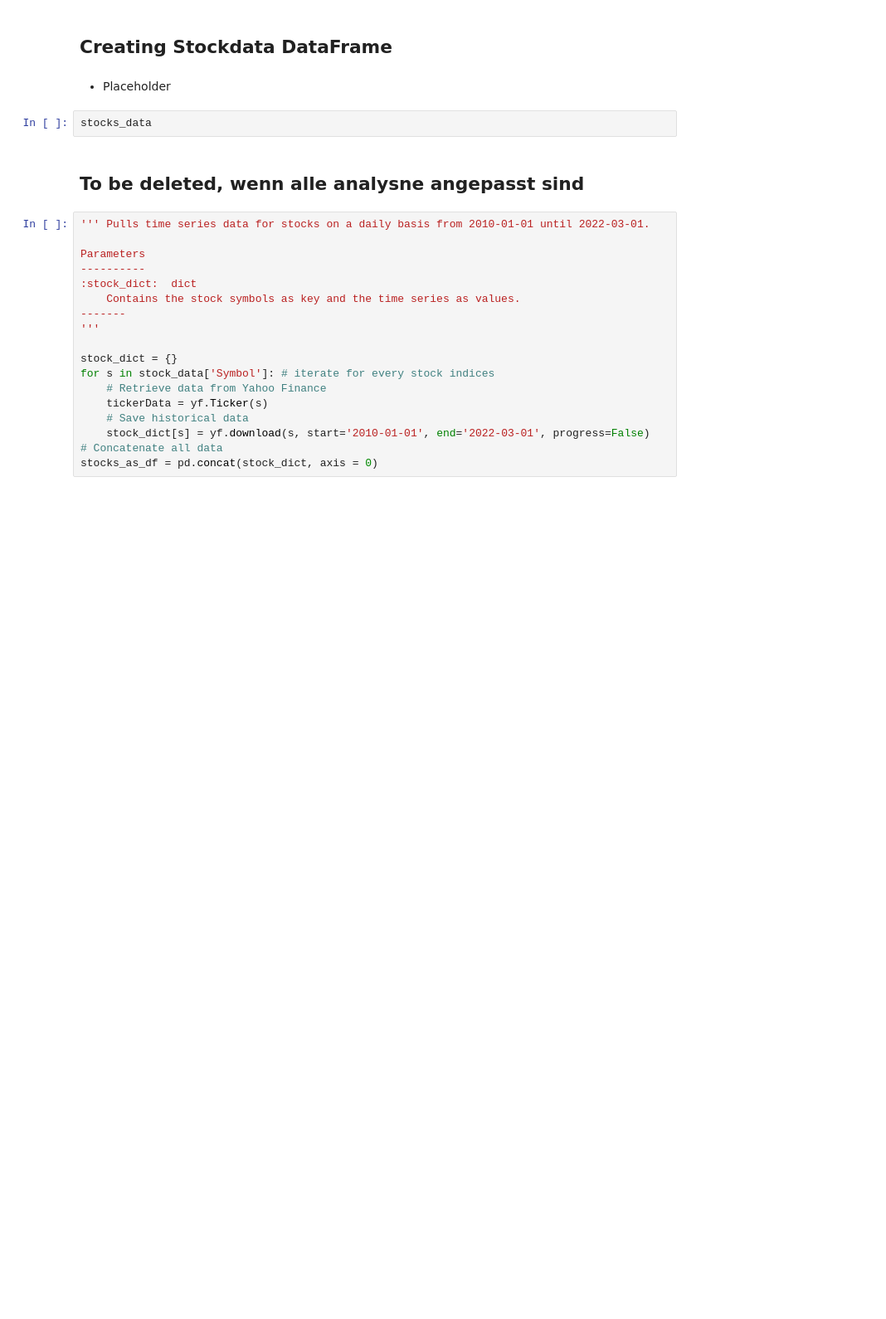
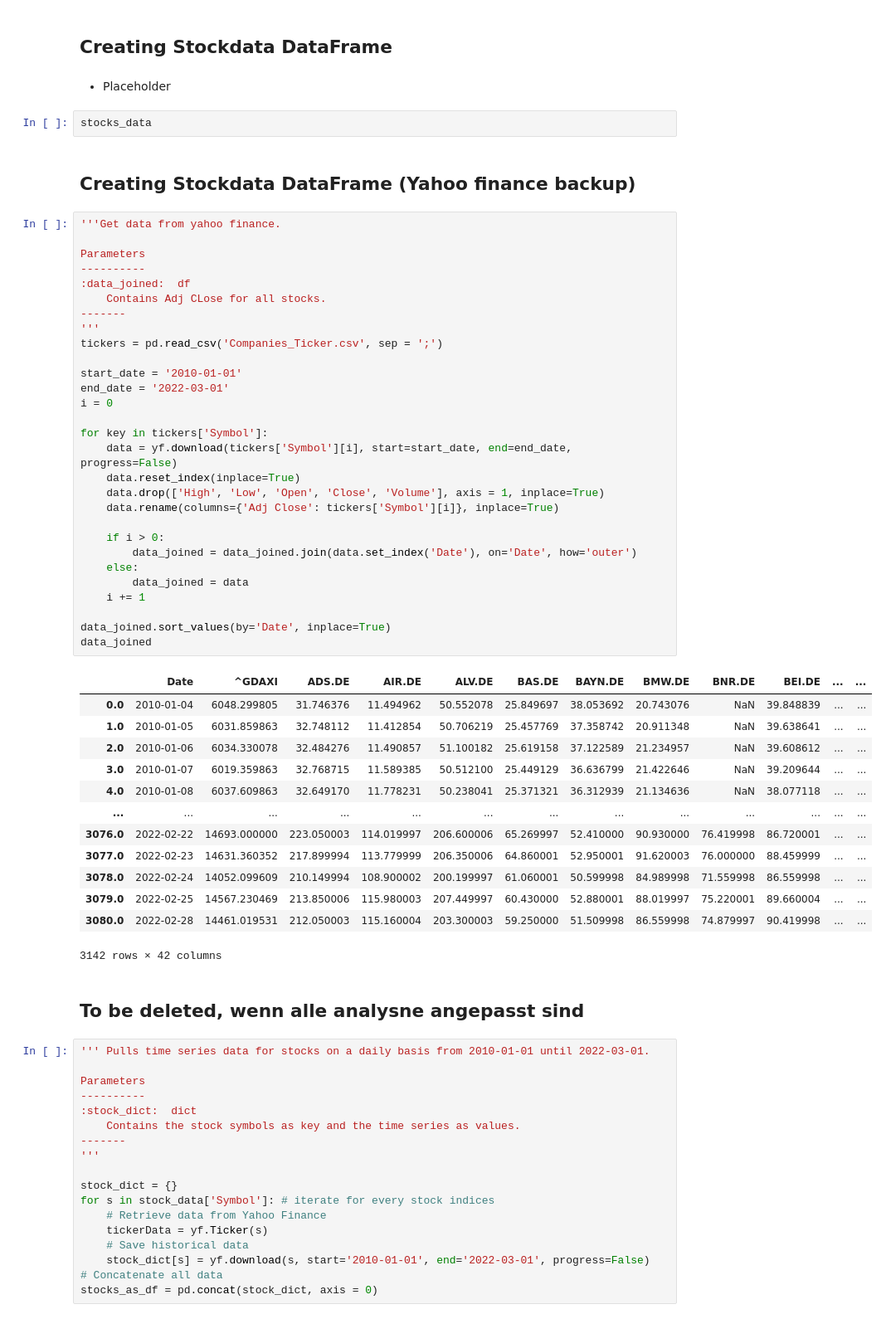
Before and after one commit to LarsWrede/GFSM, a Jupyter notebook: Index Revision and Stock Returns.ipynb, the cells around one changed output. Shown at 83% size. Cells and saved outputs as stored; diff of their text form; blank space fills up the shorter version.

```diff
--- a/Index Revision and Stock Returns.ipynb
+++ b/Index Revision and Stock Returns.ipynb
@@ -121,6 +121,51 @@ info_df
 * Placeholder
 # %%
 stocks_data
+# %% [markdown]
+## Creating Stockdata DataFrame (Yahoo finance backup) <a class="anchor" id="2-bullet"></a>
+# %%
+'''Get data from yahoo finance.
+
+Parameters
+----------
+:data_joined:  df
+    Contains Adj CLose for all stocks.
+-------
+'''
+tickers = pd.read_csv('Companies_Ticker.csv', sep = ';')
+
+start_date = '2010-01-01'
+end_date = '2022-03-01'
+i = 0
+
+for key in tickers['Symbol']:
+    data = yf.download(tickers['Symbol'][i], start=start_date, end=end_date, progress=False)
+    data.reset_index(inplace=True)
+    data.drop(['High', 'Low', 'Open', 'Close', 'Volume'], axis = 1, inplace=True)
+    data.rename(columns={'Adj Close': tickers['Symbol'][i]}, inplace=True)
+
+    if i > 0:
+        data_joined = data_joined.join(data.set_index('Date'), on='Date', how='outer')
+    else:
+        data_joined = data
+    i += 1
+
+data_joined.sort_values(by='Date', inplace=True)
+data_joined
+# %% [output]
+|  | Date | ^GDAXI | ADS.DE | AIR.DE | ALV.DE | BAS.DE | BAYN.DE | BMW.DE | BNR.DE | BEI.DE | ... | ... |
+| 0.0 | 2010-01-04 | 6048.299805 | 31.746376 | 11.494962 | 50.552078 | 25.849697 | 38.053692 | 20.743076 | NaN | 39.848839 | ... | ... |
+| 1.0 | 2010-01-05 | 6031.859863 | 32.748112 | 11.412854 | 50.706219 | 25.457769 | 37.358742 | 20.911348 | NaN | 39.638641 | ... | ... |
+| 2.0 | 2010-01-06 | 6034.330078 | 32.484276 | 11.490857 | 51.100182 | 25.619158 | 37.122589 | 21.234957 | NaN | 39.608612 | ... | ... |
+| 3.0 | 2010-01-07 | 6019.359863 | 32.768715 | 11.589385 | 50.512100 | 25.449129 | 36.636799 | 21.422646 | NaN | 39.209644 | ... | ... |
+| 4.0 | 2010-01-08 | 6037.609863 | 32.649170 | 11.778231 | 50.238041 | 25.371321 | 36.312939 | 21.134636 | NaN | 38.077118 | ... | ... |
+| ... | ... | ... | ... | ... | ... | ... | ... | ... | ... | ... | ... | ... |
+| 3076.0 | 2022-02-22 | 14693.000000 | 223.050003 | 114.019997 | 206.600006 | 65.269997 | 52.410000 | 90.930000 | 76.419998 | 86.720001 | ... | ... |
+| 3077.0 | 2022-02-23 | 14631.360352 | 217.899994 | 113.779999 | 206.350006 | 64.860001 | 52.950001 | 91.620003 | 76.000000 | 88.459999 | ... | ... |
+| 3078.0 | 2022-02-24 | 14052.099609 | 210.149994 | 108.900002 | 200.199997 | 61.060001 | 50.599998 | 84.989998 | 71.559998 | 86.559998 | ... | ... |
+| 3079.0 | 2022-02-25 | 14567.230469 | 213.850006 | 115.980003 | 207.449997 | 60.430000 | 52.880001 | 88.019997 | 75.220001 | 89.660004 | ... | ... |
+| 3080.0 | 2022-02-28 | 14461.019531 | 212.050003 | 115.160004 | 203.300003 | 59.250000 | 51.509998 | 86.559998 | 74.879997 | 90.419998 | ... | ... |
+3142 rows × 42 columns
 # %% [markdown]
 ## To be deleted, wenn alle analysne angepasst sind <a class="anchor" id="2-bullet"></a>
 # %%
```
Also changed, not shown: parts of 7 cells of this notebook.
